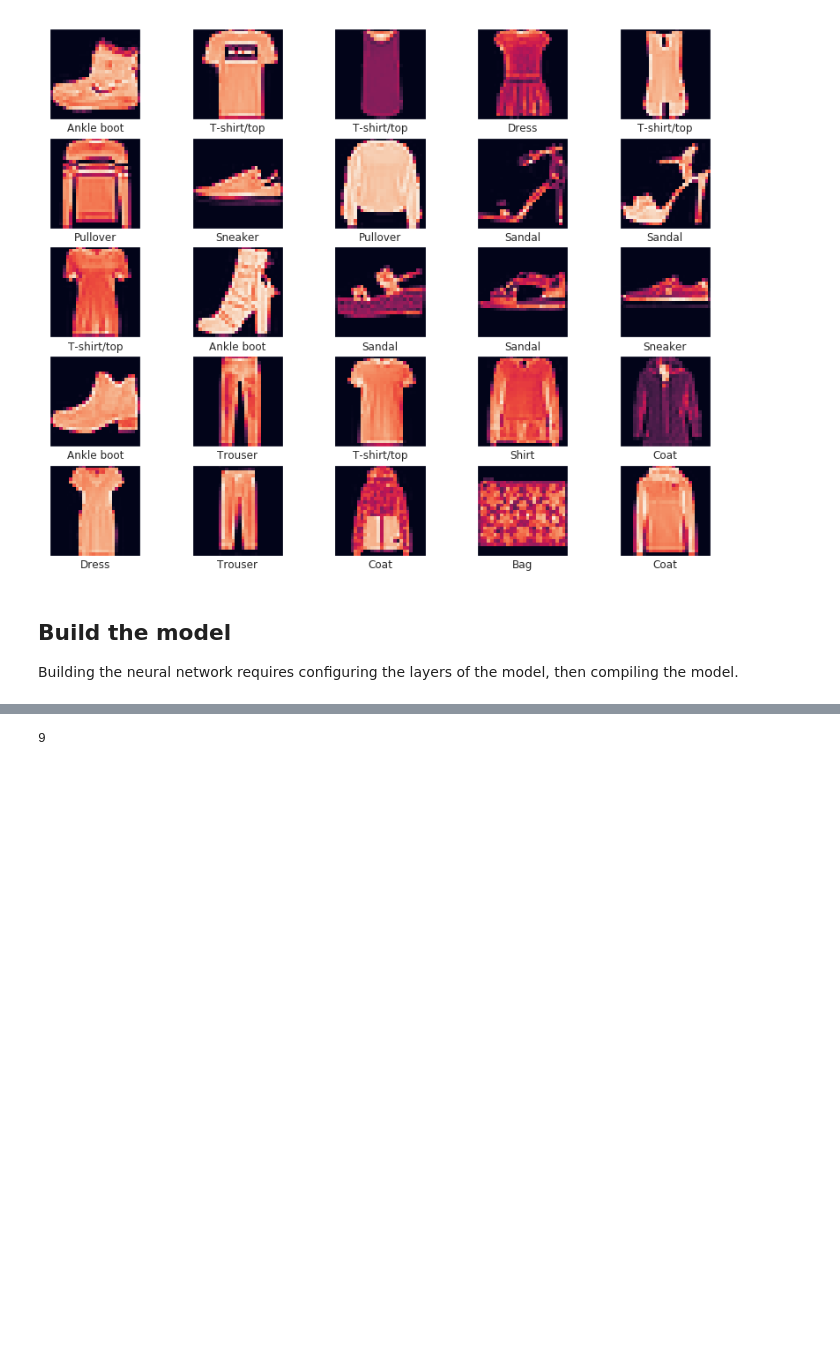
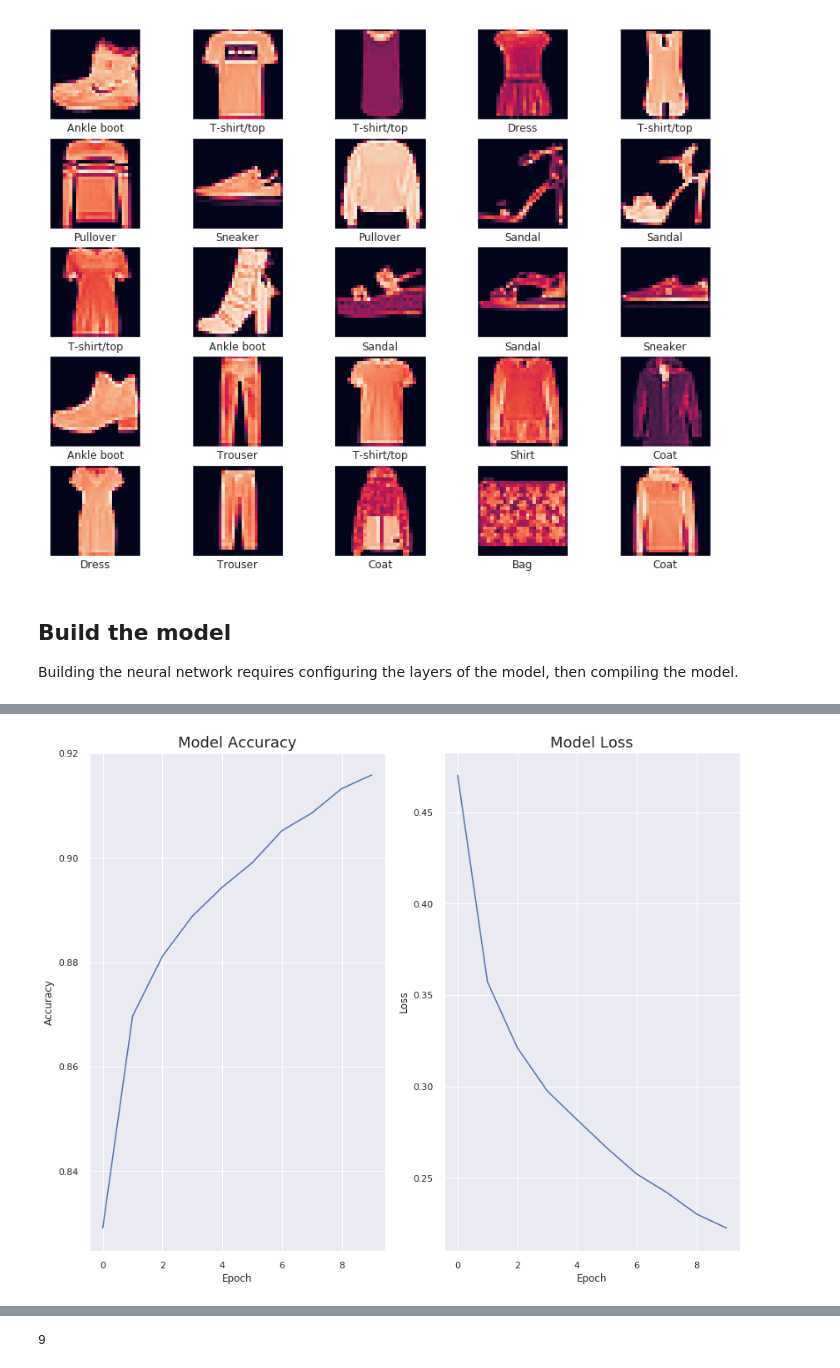
Before and after one commit to bhaveshthaker/Tensorflow-2-Projects, a Jupyter notebook: 00004-deepnn-mnist_fashion-classification-TF2.ipynb, the cells around one changed output, grey strips where cells are left out. Drawn from its saved outputs; the diff is of its cells as text; code cells hidden in the pictures; blank space fills up the shorter version.

```diff
--- a/00004-deepnn-mnist_fashion-classification-TF2.ipynb
+++ b/00004-deepnn-mnist_fashion-classification-TF2.ipynb
@@ -225,3 +224,19 @@ Epoch 10/10
+# %%
+plt.subplot(1,2,1)
+plt.plot(history.history['sparse_categorical_accuracy'])
+plt.title('Model Accuracy', fontsize=18)
+plt.ylabel('Accuracy')
+plt.xlabel('Epoch')
+
+plt.subplot(1,2,2)
+plt.plot(history.history['loss'])
+plt.title('Model Loss', fontsize=18)
+plt.ylabel('Loss')
+plt.xlabel('Epoch')
+
+plt.show()
+# %% [output]
+[figure, added]
 # %%
 test_loss, test_acc = model.evaluate(test_images,  test_labels, verbose=2)
 
```
Also changed, not shown: parts of 13 cells of this notebook, 1 other file.
